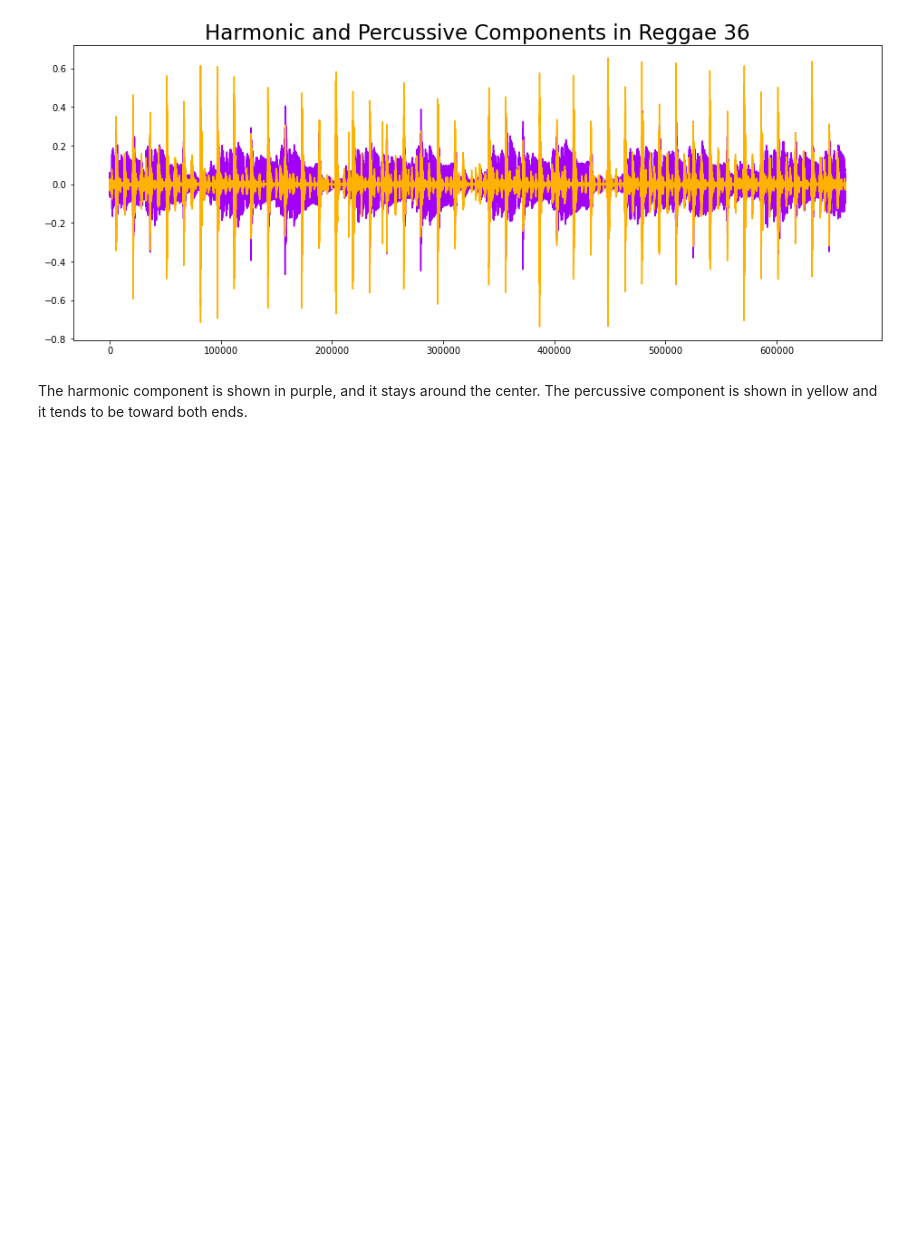
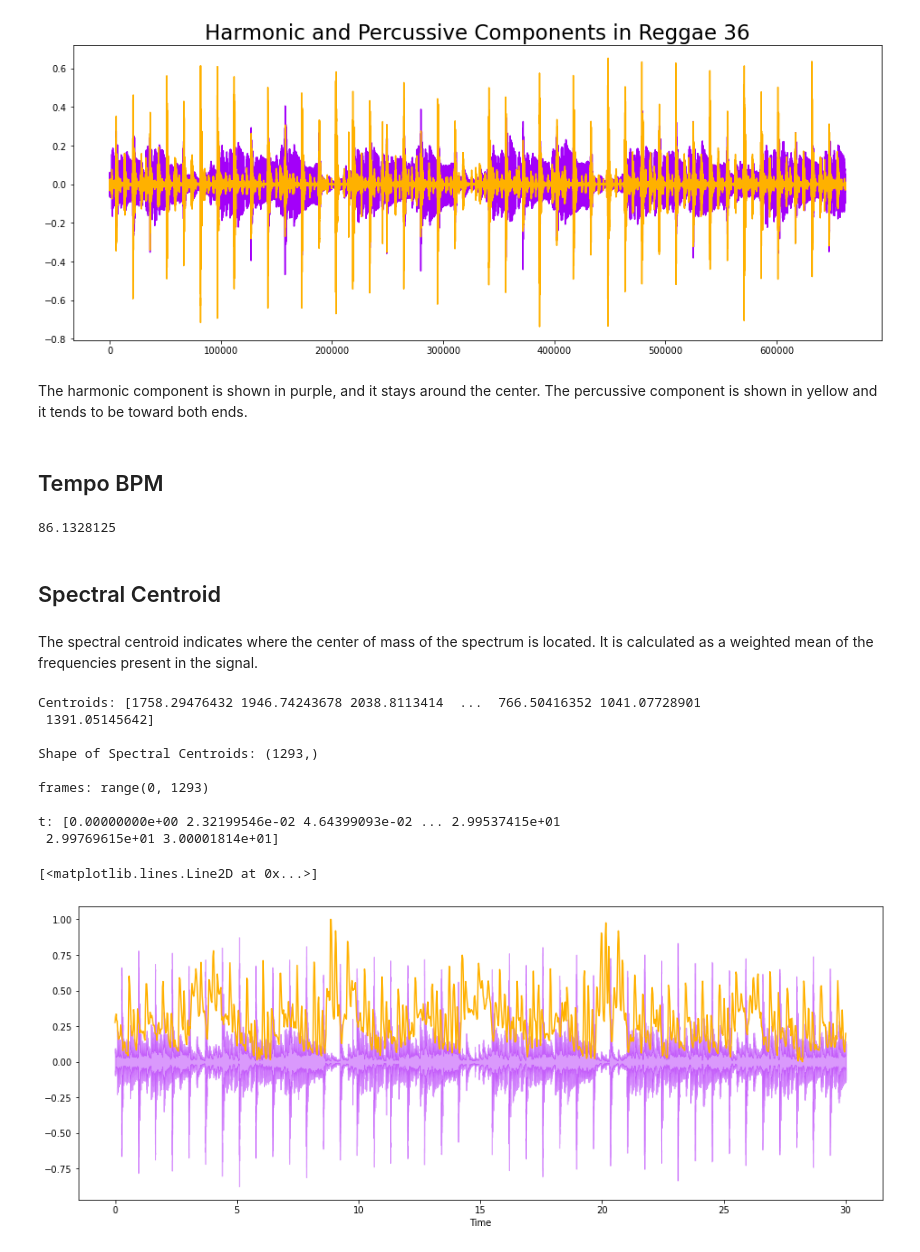
Before and after one commit to TaiNg365/Song_Classification_Recommender_System, a Jupyter notebook: Exploratory Song Features.ipynb, the cells around one changed output. Saved outputs shown, nothing was run; the diff lists cells and outputs as text; code cells hidden in the pictures; blank space fills up the shorter version.

```diff
--- a/Exploratory Song Features.ipynb
+++ b/Exploratory Song Features.ipynb
@@ -139,3 +139,51 @@ Text(0.5, 1.0, 'Harmonic and Percussive Components in Reggae 36')
 [figure]
 # %% [markdown]
 The harmonic component is shown in purple, and it stays around the center. The percussive component is shown in yellow and it tends to be toward both ends.
+# %% [markdown]
+## Tempo BPM
+# %%
+tempo, _ = librosa.beat.beat_track(y, sr=sr)
+tempo
+# %% [output]
+86.1328125
+# %% [markdown]
+## Spectral Centroid
+# %% [markdown]
+The spectral centroid indicates where the center of mass of the spectrum is located. It is calculated as a weighted mean of the frequencies present in the signal.
+# %%
+# Calculate the spectral centroids
+spectral_centroids = librosa.feature.spectral_centroid(audio_file, sr = sr)[0]
+
+# Shape is a vector
+print('Centroids:', spectral_centroids, '\n')
+print('Shape of Spectral Centroids:', spectral_centroids.shape, '\n')
+
+# Computing the time variable for visualization
+frames = range(len(spectral_centroids))
+
+# Converts frame counts to time (seconds)
+t = librosa.frames_to_time(frames)
+
+print('frames:', frames, '\n')
+print('t:',t)
+
+# Function that normalizes the Sound Data
+def normalize(x, axis = 0):
+  return sklearn.preprocessing.minmax_scale(x, axis = axis)
+
+#Plotting the Spectral Centroid along the waveform
+plt.figure(figsize = (16,6))
+librosa.display.waveshow(audio_file, sr = sr, alpha = 0.4, color = '#A300F9');
+plt.plot(t, normalize(spectral_centroids), color = '#FFB100')
+# %% [output]
+Centroids: [1758.29476432 1946.74243678 2038.8113414  ...  766.50416352 1041.07728901
+ 1391.05145642]
+
+Shape of Spectral Centroids: (1293,)
+
+frames: range(0, 1293)
+
+t: [0.00000000e+00 2.32199546e-02 4.64399093e-02 ... 2.99537415e+01
+ 2.99769615e+01 3.00001814e+01]
+[<matplotlib.lines.Line2D at 0x...>]
+[figure, added]
```
Also changed, not shown: parts of 15 cells of this notebook.
